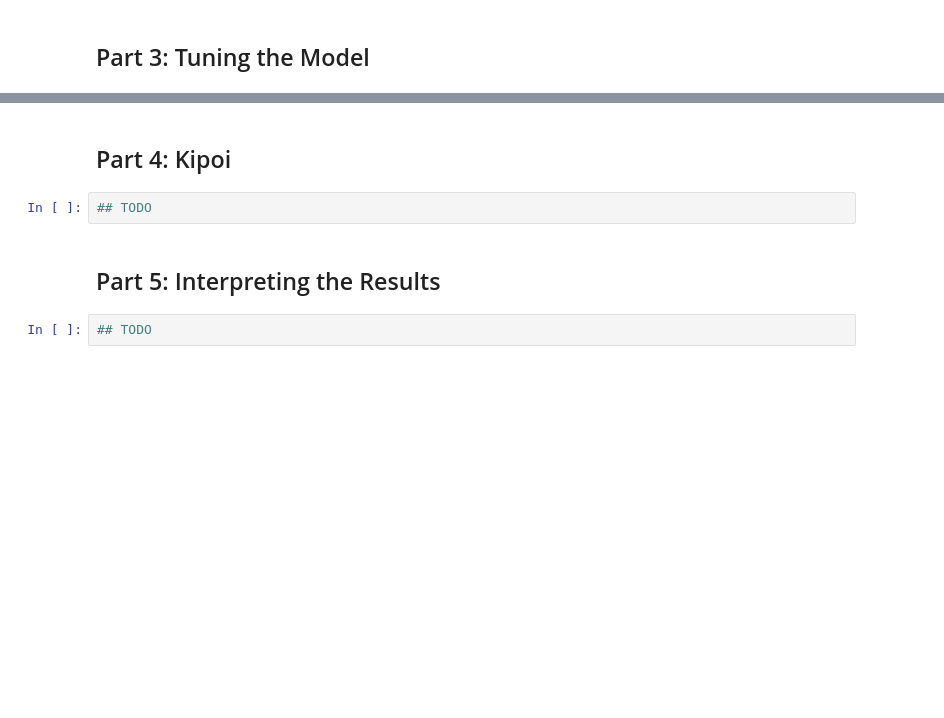
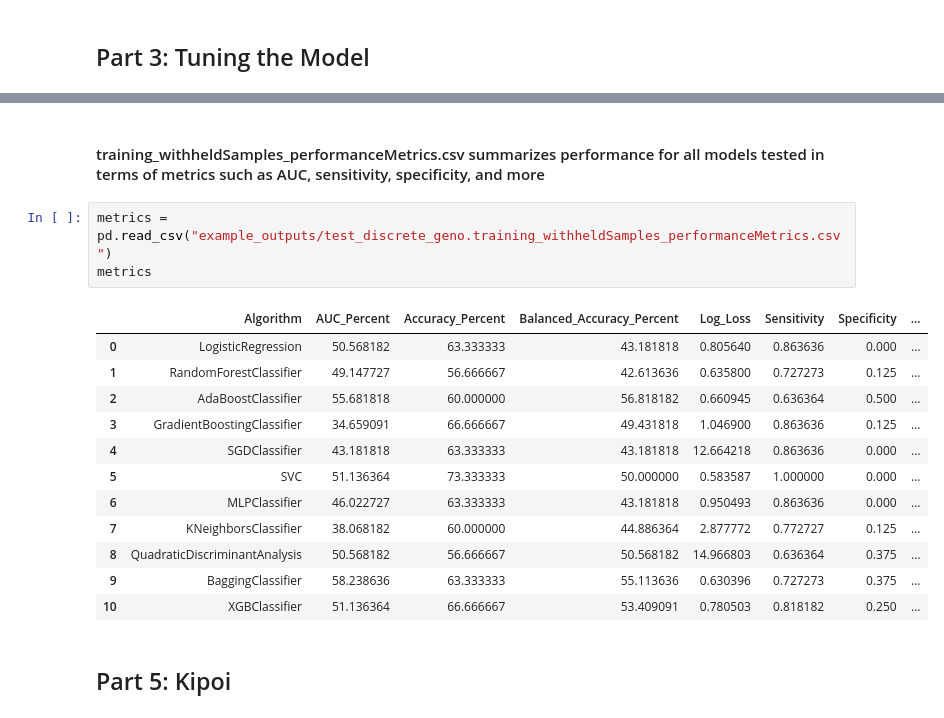
Before and after one commit to neurogenetics/GenoML_IPDGC, a Jupyter notebook: GenoML_IPDGC_Demo.ipynb, the cells around one changed output, grey strips where cells are left out. Drawn from its saved outputs; the diff is of its cells as text; blank space fills up the shorter version.

```diff
--- a/GenoML_IPDGC_Demo.ipynb
+++ b/GenoML_IPDGC_Demo.ipynb
@@ -310,10 +362,21 @@ Lets shut everything down, thanks for trying to tune your model with GenoML.
+# %% [markdown]
+#### training_withheldSamples_performanceMetrics.csv summarizes performance for all models tested in terms of metrics such as AUC, sensitivity, specificity, and more
+# %%
+metrics = pd.read_csv("example_outputs/test_discrete_geno.training_withheldSamples_performanceMetrics.csv")
+metrics
+# %% [output]
+|  | Algorithm | AUC_Percent | Accuracy_Percent | Balanced_Accuracy_Percent | Log_Loss | Sensitivity | Specificity | ... |
+| 0 | LogisticRegression | 50.568182 | 63.333333 | 43.181818 | 0.805640 | 0.863636 | 0.000 | ... |
+| 1 | RandomForestClassifier | 49.147727 | 56.666667 | 42.613636 | 0.635800 | 0.727273 | 0.125 | ... |
+| 2 | AdaBoostClassifier | 55.681818 | 60.000000 | 56.818182 | 0.660945 | 0.636364 | 0.500 | ... |
+| 3 | GradientBoostingClassifier | 34.659091 | 66.666667 | 49.431818 | 1.046900 | 0.863636 | 0.125 | ... |
+| 4 | SGDClassifier | 43.181818 | 63.333333 | 43.181818 | 12.664218 | 0.863636 | 0.000 | ... |
+| 5 | SVC | 51.136364 | 73.333333 | 50.000000 | 0.583587 | 1.000000 | 0.000 | ... |
+| 6 | MLPClassifier | 46.022727 | 63.333333 | 43.181818 | 0.950493 | 0.863636 | 0.000 | ... |
+| 7 | KNeighborsClassifier | 38.068182 | 60.000000 | 44.886364 | 2.877772 | 0.772727 | 0.125 | ... |
+| 8 | QuadraticDiscriminantAnalysis | 50.568182 | 56.666667 | 50.568182 | 14.966803 | 0.636364 | 0.375 | ... |
+| 9 | BaggingClassifier | 58.238636 | 63.333333 | 55.113636 | 0.630396 | 0.727273 | 0.375 | ... |
+| 10 | XGBClassifier | 51.136364 | 66.666667 | 53.409091 | 0.780503 | 0.818182 | 0.250 | ... |
 # %% [markdown]
 <a id="4"></a>
-## Part 4: Kipoi
+## Part 5: Kipoi
-# %%
-## TODO
-# %% [markdown]
-<a id="5"></a>
-## Part 5: Interpreting the Results
-# %%
-## TODO
```
Also changed, not shown: parts of 23 cells of this notebook.
